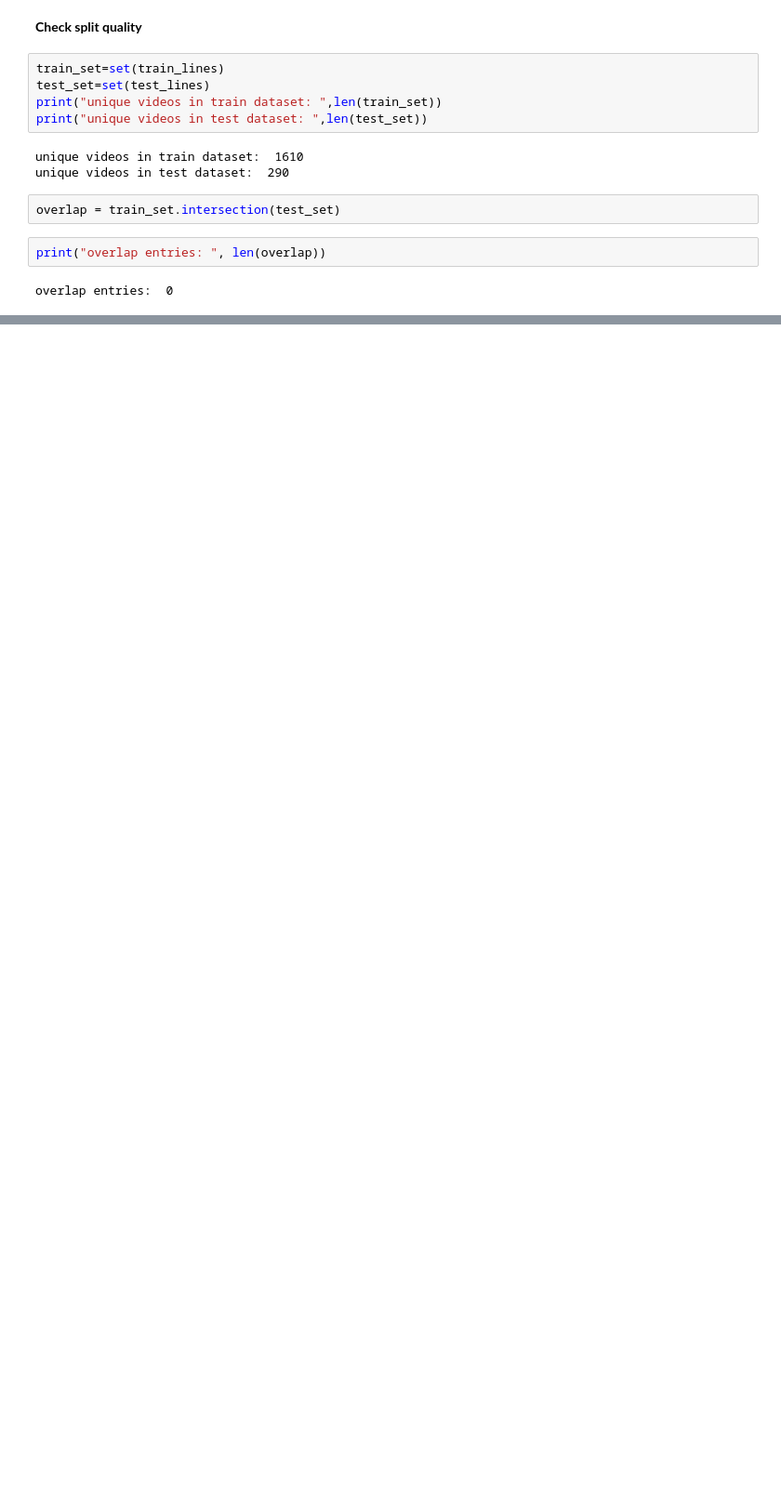
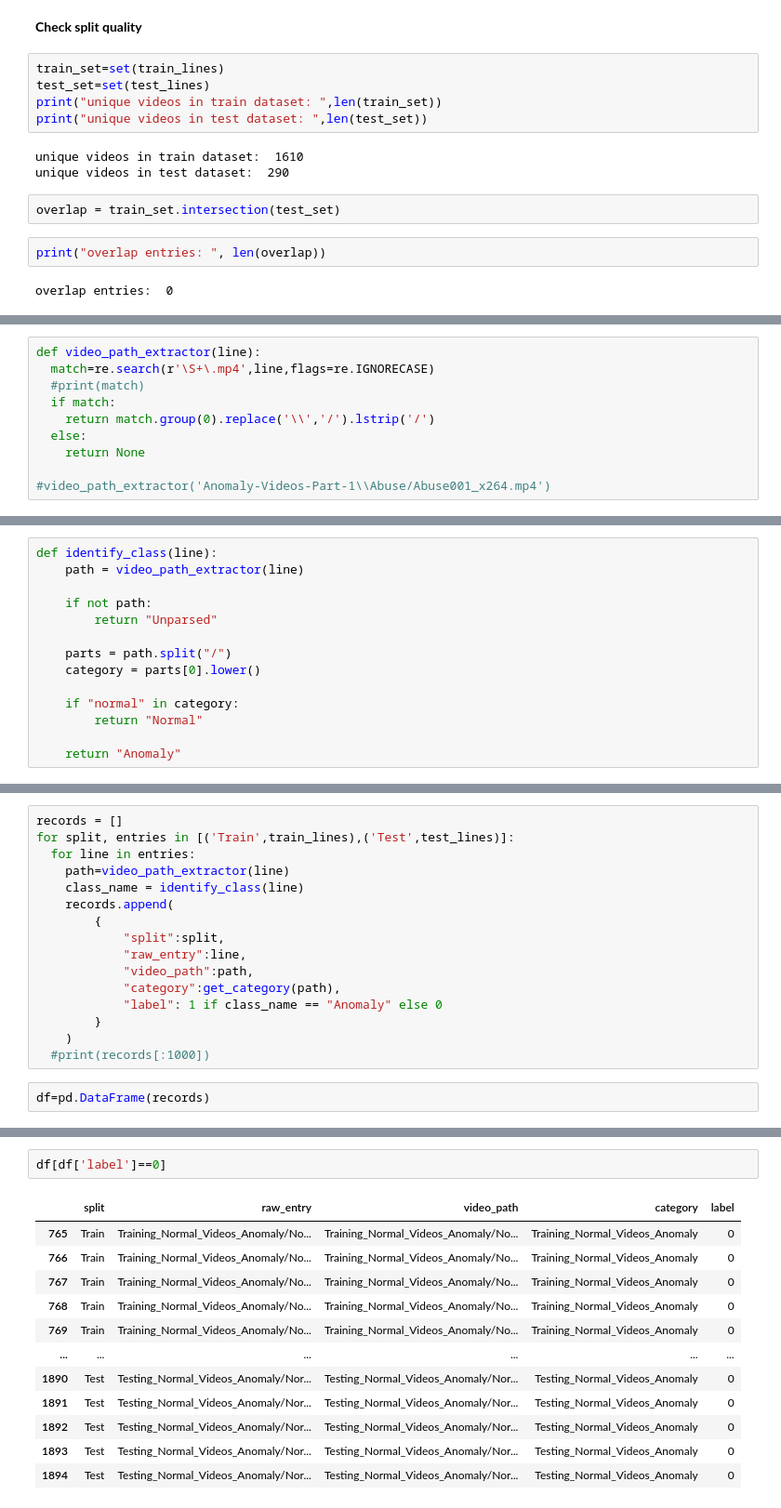
Before and after one commit to asirabm/cctv-video-anomaly-detection, a Jupyter notebook: 01_data_exploration.ipynb, the cells around one changed output, grey strips where cells are left out. Shown at 93% size. Cells and saved outputs as stored; diff of their text form; blank space fills up the shorter version.

Commit message:
Added video path extractor function, class and category identification functions, dataframe creation, and data validation

```diff
--- a/01_data_exploration.ipynb
+++ b/01_data_exploration.ipynb
@@ -128,0 +127,10 @@ overlap entries:  0
+# %%
+def video_path_extractor(line):
+  match=re.search(r'\S+\.mp4',line,flags=re.IGNORECASE)
+  #print(match)
+  if match:
+    return match.group(0).replace('\\','/').lstrip('/')
+  else:
+    return None
+
+#video_path_extractor('Anomaly-Videos-Part-1\\Abuse/Abuse001_x264.mp4')
@@ -128,0 +155,14 @@ overlap entries:  0
+# %%
+def identify_class(line):
+    path = video_path_extractor(line)
+
+    if not path:
+        return "Unparsed"
+
+    parts = path.split("/")
+    category = parts[0].lower()
+
+    if "normal" in category:
+        return "Normal"
+
+    return "Anomaly"
@@ -128,0 +171,18 @@ overlap entries:  0
+# %%
+records = []
+for split, entries in [('Train',train_lines),('Test',test_lines)]:
+  for line in entries:
+    path=video_path_extractor(line)
+    class_name = identify_class(line)
+    records.append(
+        {
+            "split":split,
+            "raw_entry":line,
+            "video_path":path,
+            "category":get_category(path),
+            "label": 1 if class_name == "Anomaly" else 0
+        }
+    )
+  #print(records[:1000])
+# %%
+df=pd.DataFrame(records)
@@ -128,0 +230,15 @@ overlap entries:  0
+# %%
+df[df['label']==0]
+# %% [output]
+|  | split | raw_entry | video_path | category | label |
+| 765 | Train | Training_Normal_Videos_Anomaly/No... | Training_Normal_Videos_Anomaly/No... | Training_Normal_Videos_Anomaly | 0 |
+| 766 | Train | Training_Normal_Videos_Anomaly/No... | Training_Normal_Videos_Anomaly/No... | Training_Normal_Videos_Anomaly | 0 |
+| 767 | Train | Training_Normal_Videos_Anomaly/No... | Training_Normal_Videos_Anomaly/No... | Training_Normal_Videos_Anomaly | 0 |
+| 768 | Train | Training_Normal_Videos_Anomaly/No... | Training_Normal_Videos_Anomaly/No... | Training_Normal_Videos_Anomaly | 0 |
+| 769 | Train | Training_Normal_Videos_Anomaly/No... | Training_Normal_Videos_Anomaly/No... | Training_Normal_Videos_Anomaly | 0 |
+| ... | ... | ... | ... | ... | ... |
+| 1890 | Test | Testing_Normal_Videos_Anomaly/Nor... | Testing_Normal_Videos_Anomaly/Nor... | Testing_Normal_Videos_Anomaly | 0 |
+| 1891 | Test | Testing_Normal_Videos_Anomaly/Nor... | Testing_Normal_Videos_Anomaly/Nor... | Testing_Normal_Videos_Anomaly | 0 |
+| 1892 | Test | Testing_Normal_Videos_Anomaly/Nor... | Testing_Normal_Videos_Anomaly/Nor... | Testing_Normal_Videos_Anomaly | 0 |
+| 1893 | Test | Testing_Normal_Videos_Anomaly/Nor... | Testing_Normal_Videos_Anomaly/Nor... | Testing_Normal_Videos_Anomaly | 0 |
+| 1894 | Test | Testing_Normal_Videos_Anomaly/Nor... | Testing_Normal_Videos_Anomaly/Nor... | Testing_Normal_Videos_Anomaly | 0 |
```
Also changed, not shown: parts of 15 cells of this notebook.
